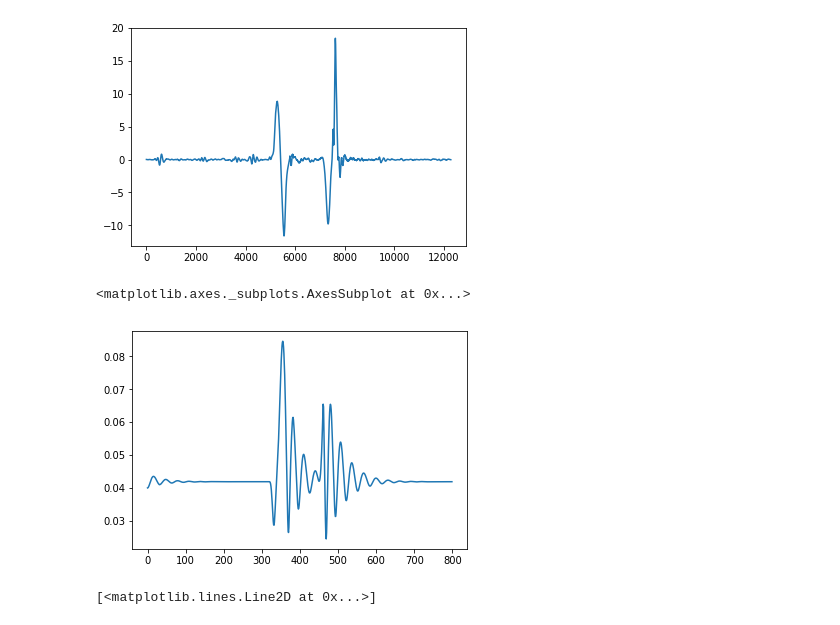
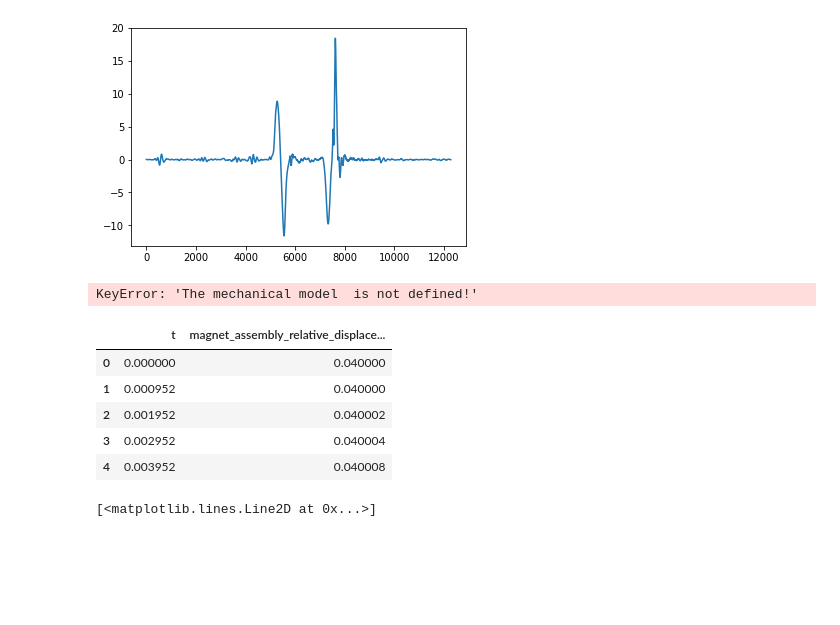
Before and after one commit to mnicstruwig/FlexibleFluxSimulator, a Jupyter notebook: notebooks/2018-11-16-Prototype-Unified-ODE.ipynb, the cells around one changed output. Cells and saved outputs as stored; diff of their text form; code cells hidden in the pictures; blank space fills up the shorter version.

```diff
--- a/notebooks/2018-11-16-Prototype-Unified-ODE.ipynb
+++ b/notebooks/2018-11-16-Prototype-Unified-ODE.ipynb
@@ -42,10 +42,12 @@ accelerometer.acceleration_df['z_G'].plot()
 # %%
 mech_system = MechanicalSystem()
 
-mech_system.set_model('ode_decoupled')
+mech_system.set_model('unified_ode_coupled')
 mech_system.set_damper(damper)
 mech_system.set_magnet_assembly(magnet_assembly)
 mech_system.set_spring(spring)
 mech_system.set_input(accelerometer)
+# %% [output]
+KeyError: 'The mechanical model  is not defined!'
 # %%
 mech_system.set_initial_conditions([0, 0, 0.04, 0])
@@ -54,8 +55,15 @@ mech_system.solve(t_array)
-# %%
-mech_system.get_output()['assembly_relative_displacement'].plot()
-# %% [output]
-<matplotlib.axes._subplots.AxesSubplot at 0x...>
-[figure, removed]
+# %%
+output = mech_system.get_output(t='t',
+                                magnet_assembly_relative_displacement='x3-x1')
+# %%
+output.head()
+# %% [output]
+|  | t | magnet_assembly_relative_displace... |
+| 0 | 0.000000 | 0.040000 |
+| 1 | 0.000952 | 0.040000 |
+| 2 | 0.001952 | 0.040002 |
+| 3 | 0.002952 | 0.040004 |
+| 4 | 0.003952 | 0.040008 |
 # %%
 from unified_model.model import unified_ode_coupled_oc
 # %%
```
Also changed, not shown: parts of 2 cells of this notebook, 2 other files.
